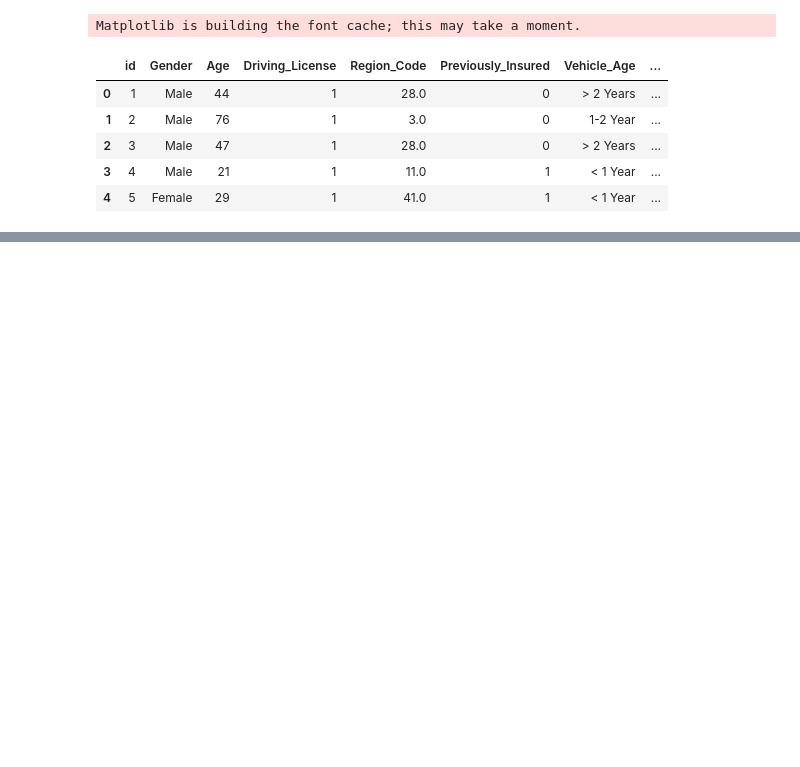
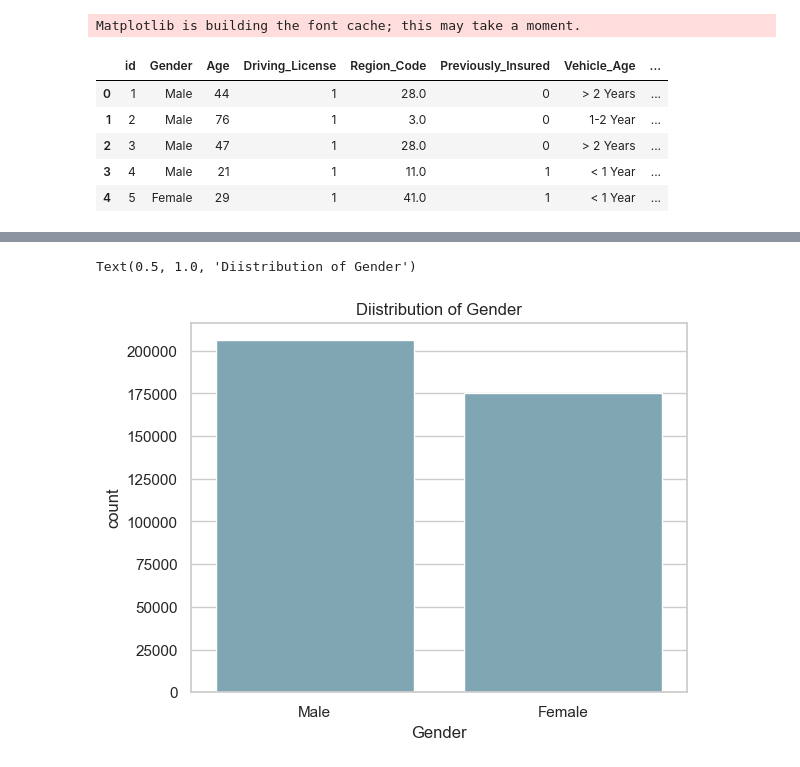
Before and after one commit to saimadhu27/MLOps-project, a Jupyter notebook: notebook/exp-notebook.ipynb, the cells around one changed output, grey strips where cells are left out. Cells and saved outputs as stored; diff of their text form; code cells hidden in the pictures; blank space fills up the shorter version.

```diff
--- a/notebook/exp-notebook.ipynb
+++ b/notebook/exp-notebook.ipynb
@@ -22,0 +125,7 @@ df.head()
+# %%
+# Distribution of Gender
+sns.countplot(data = df, x = 'Gender')
+plt.title("Diistribution of Gender")
+# %% [output]
+Text(0.5, 1.0, 'Diistribution of Gender')
+[figure, added]
```
Also changed, not shown: parts of 38 cells of this notebook, 1 other file.
